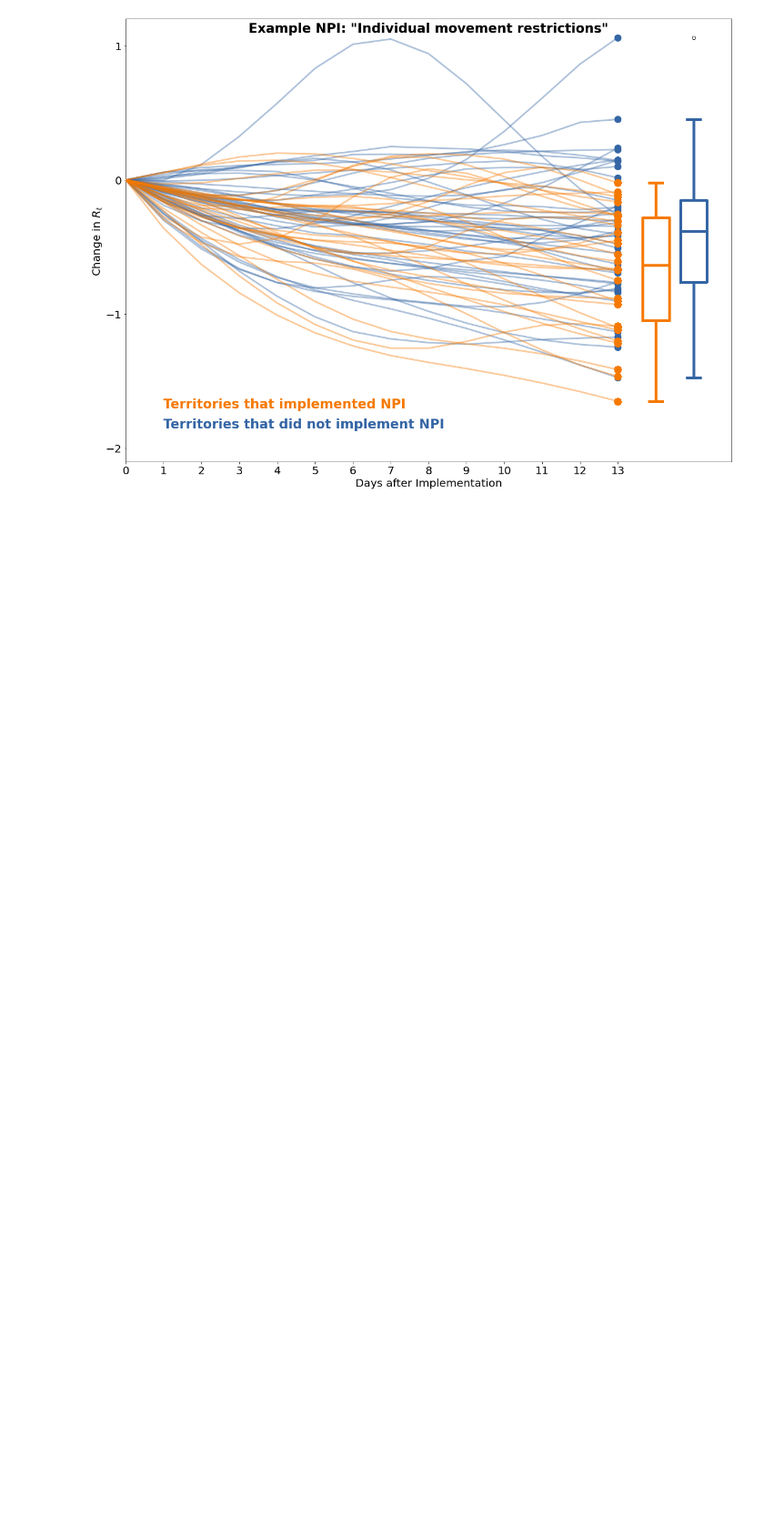
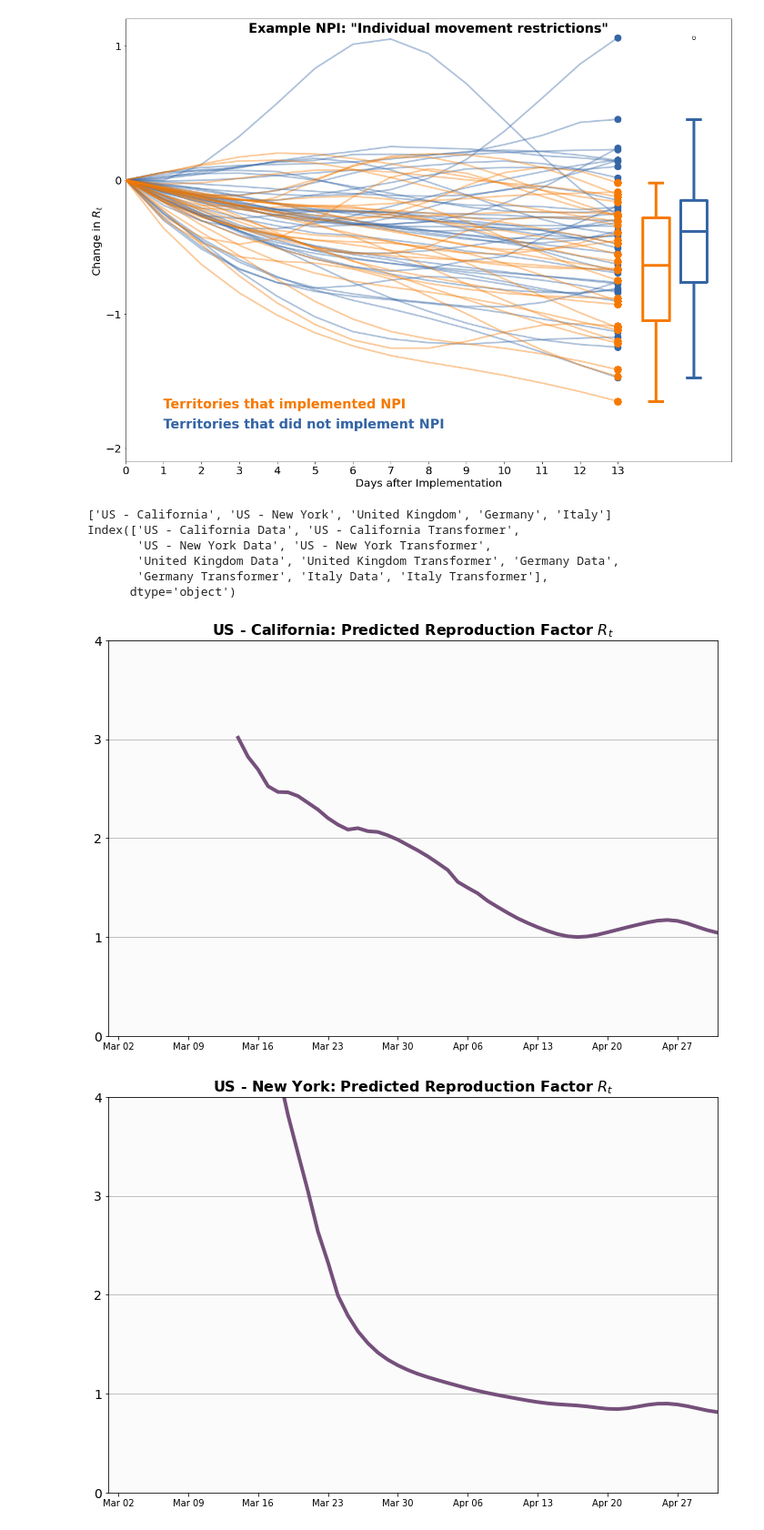
Before and after one commit to lukasgeyrhofer/corona, a Jupyter notebook: presentation/explore_data.ipynb, the cells around one changed output. Shown at 91% size. Cells and saved outputs as stored; diff of their text form; code cells hidden in the pictures; blank space fills up the shorter version.

Commit message:
more plots

```diff
--- a/presentation/explore_data.ipynb
+++ b/presentation/explore_data.ipynb
@@ -513,3 +513,61 @@ fig.savefig('CC_method.pdf')
 #print(not_implemented_countries)
 # %% [output]
 [figure]
+# %%
+data_TFpred = pd.read_csv('comparison_of_rankings_revision - Data for prediction_formatted.csv').set_index('Unnamed: 0')
+
+epidemic_age = {"US - California": "2020-03-10",
+"US - New York": "2020-03-07",
+"United Kingdom": "2020-03-01",
+"Germany": "2020-02-29",
+"Italy": "2020-02-22"}
+
+countries = list(epidemic_age.keys())
+
+print(countries)
+print(data_TFpred.columns)
+# %% [output]
+['US - California', 'US - New York', 'United Kingdom', 'Germany', 'Italy']
+Index(['US - California Data', 'US - California Transformer',
+       'US - New York Data', 'US - New York Transformer',
+       'United Kingdom Data', 'United Kingdom Transformer', 'Germany Data',
+       'Germany Transformer', 'Italy Data', 'Italy Transformer'],
+      dtype='object')
+# %%
+for country in countries:
+
+    #plotdata  = data.query("Country=='{}'".format(country)).set_index("Date").loc["2020-3-1":"2020-05-01"]
+    #plotdata  = plotdata.set_index(pd.date_range("2020-03-1","2020-05-01",freq="D")).R.dropna()
+    #print(plotdata, startindex[country])
+    #plotdata1 = plotdata[plotdata.index <= startindex[country]]
+    #plotdata2 = plotdata[plotdata.index >= startindex[country]]
+
+    plotdata = data_TFpred['{} Transformer'.format(country)].dropna()
+    plotdates = [pd.to_datetime(epidemic_age[country]) + pd.Timedelta('{} days'.format(x)) for x in plotdata.index.values]
+
+    fig,ax = plt.subplots(1,1,figsize = (12,8))
+
+
+    ax.plot(plotdates, plotdata.values, linewidth=4, color='#75507b')
+
+    plt.grid(axis='y')
+    plt.title(r"{}: Predicted Reproduction Factor $R_t$".format(country),fontsize=16, weight = 'bold')
+    #plt.xlabel("Date",fontsize=16)
+    ticks_time = pd.date_range("2020-03-1","2020-05-01",freq="W-MON")
+    ticks_label = [x.strftime('%b %d') for x in ticks_time]
+    ax.set_xlim(pd.to_datetime('2020-03-01'), pd.to_datetime('2020-05-01'))
+    plt.xticks(ticks_time, ticks_label)
+    plt.yticks(np.arange(5))
+    ax.tick_params(axis="y",labelsize=14)
+    ax.tick_params(axis="x",which='major',labelsize=10)
+    ax.tick_params(axis="x",which='minor',labelsize=0)
+    ax.set_facecolor([.97,.97,.97, .5])
+    #ax.plot([pd.Timestamp(2020,3,10),pd.Timestamp(2020,3,10)],[0,1500],color="grey",linestyle="dashed")
+    #ax.plot([pd.Timestamp(2020,3,15),pd.Timestamp(2020,3,15)],[0,1500],color="grey",linestyle="dashed")
+    plt.axis(ymin=0,ymax=4,xmin=pd.Timestamp(2020,3,1))
+    plt.savefig("cov_TFpred_{}.png".format(country))
+    plt.savefig("cov_TFpred_{}.pdf".format(country))
+    plt.show()
+# %% [output]
+[figure, added]
+[figure, added]
```
Also changed, not shown: parts of 1 cell of this notebook.
